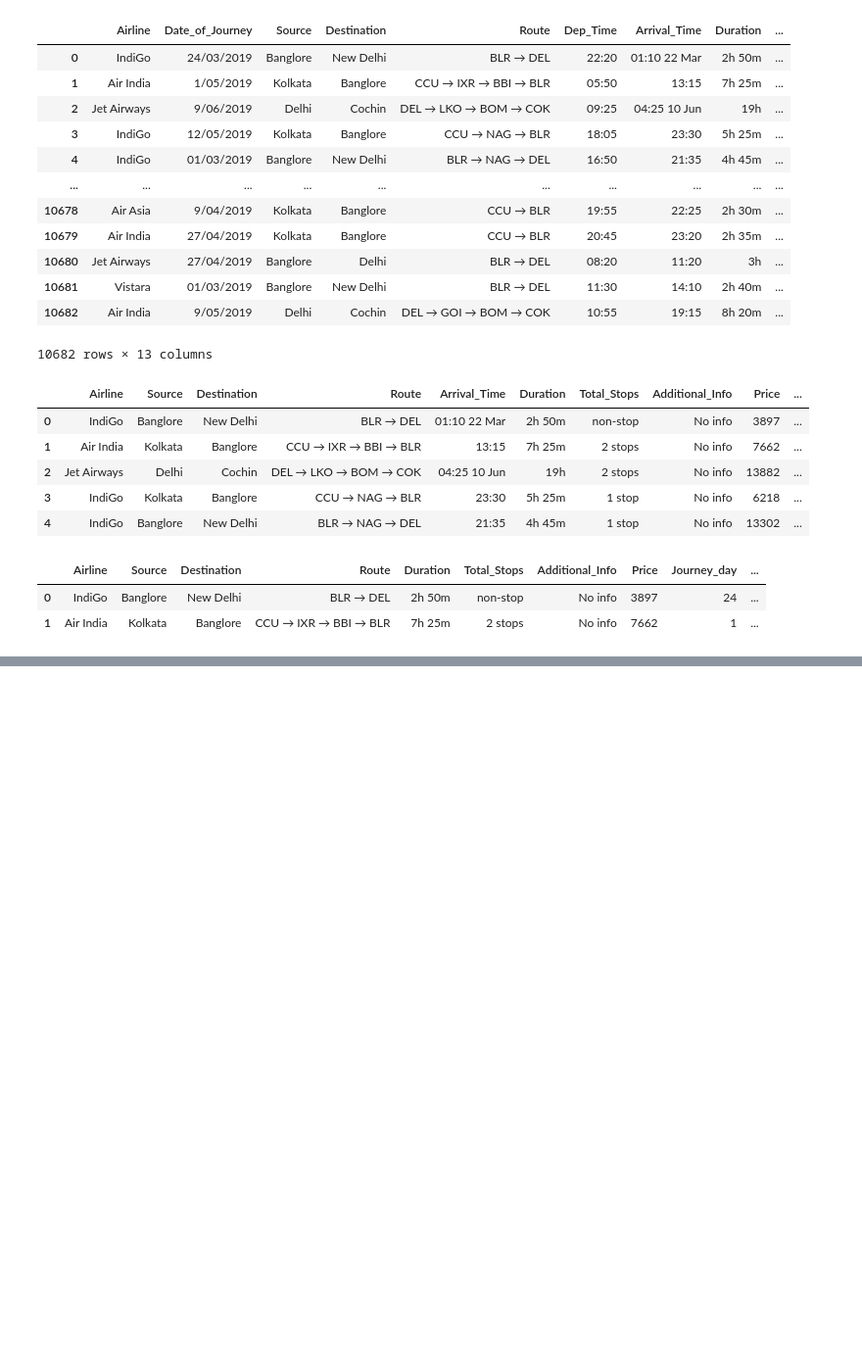
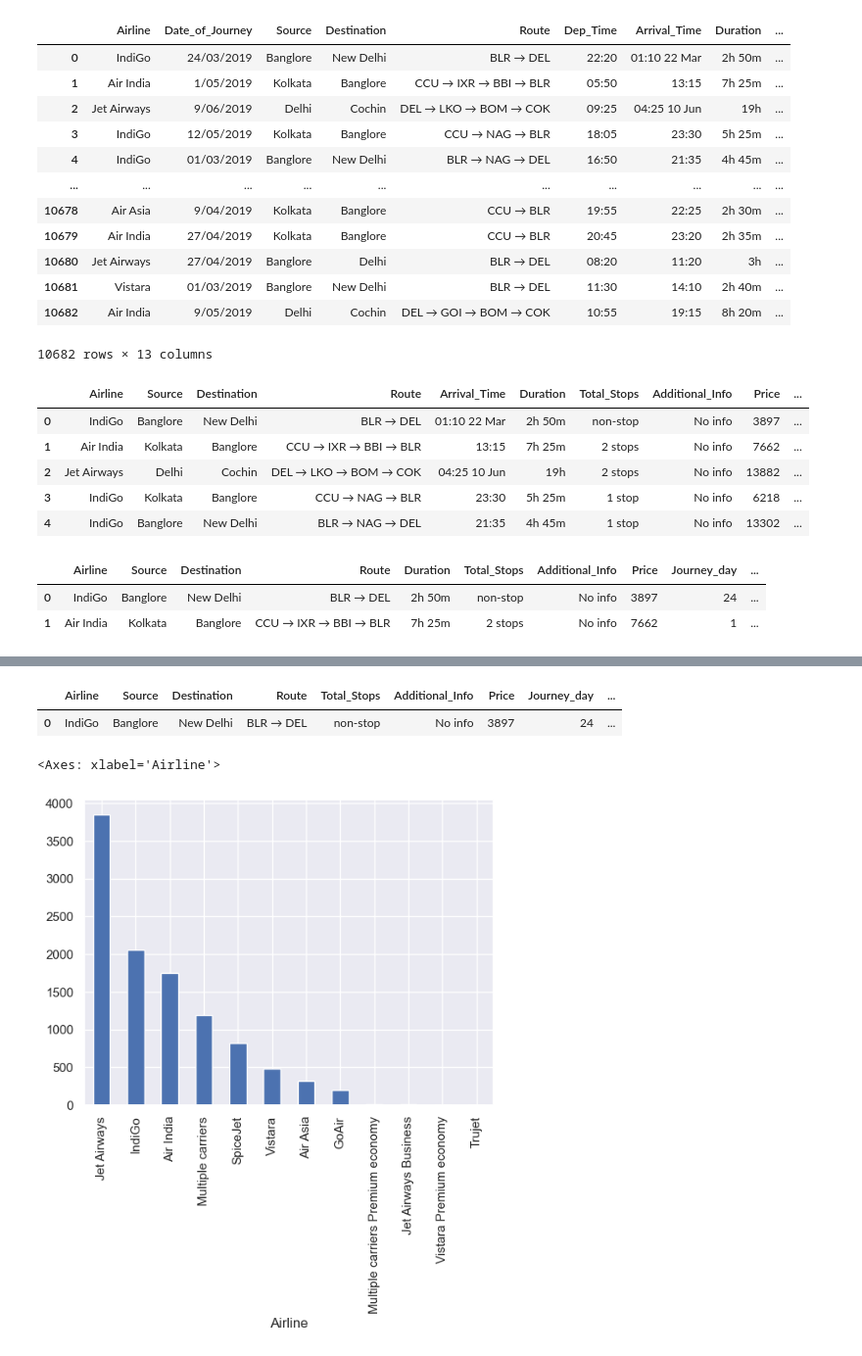
Before and after one commit to stoicsapien1/FLIGHT_FARE_PREDICTION, a Jupyter notebook: Notebook/Flight Fare Prediction.ipynb, the cells around one changed output, grey strips where cells are left out. Shown at 98% size. Drawn from its saved outputs; the diff is of its cells as text; code cells hidden in the pictures; blank space fills up the shorter version.

```diff
--- a/Notebook/Flight Fare Prediction.ipynb
+++ b/Notebook/Flight Fare Prediction.ipynb
@@ -154,0 +178,7 @@ df.head(2)
+# %%
+for i in range(len(duration)):
+    if len(duration[i].split()) !=2:
+        if "h" in duration[i]:
+            duration[i]=duration[i].strip() + " 0m"
+        else:
+            duration[i]="0h " + duration[i]
@@ -154,0 +205,7 @@ df.head(2)
+# %%
+duration_hours=[]
+duration_mins=[]
+
+for i in range(len(duration)):
+    duration_hours.append(int(duration[i].split(sep="h")[0]))
+    duration_mins.append(int(duration[i].split(sep="m")[0].split()[-1]))
@@ -154,0 +236,4 @@ df.head(2)
+# %%
+# Adding duration hour and minutes into train_data dataframe
+df["Duration_hours"]=duration_hours
+df["Duration_mins"]=duration_mins
@@ -154,0 +256,7 @@ df.head(2)
+# %%
+df=df.drop(["Duration"],axis=1)
+# %%
+df.head(1)
+# %% [output]
+|  | Airline | Source | Destination | Route | Total_Stops | Additional_Info | Price | Journey_day | ... |
+| 0 | IndiGo | Banglore | New Delhi | BLR → DEL | non-stop | No info | 3897 | 24 | ... |
@@ -154,0 +265,5 @@ df.head(2)
+# %%
+df["Airline"].value_counts().plot(kind="bar")
+# %% [output]
+<Axes: xlabel='Airline'>
+[figure, added]
```
Also changed, not shown: parts of 11 cells of this notebook, 1 other file.
